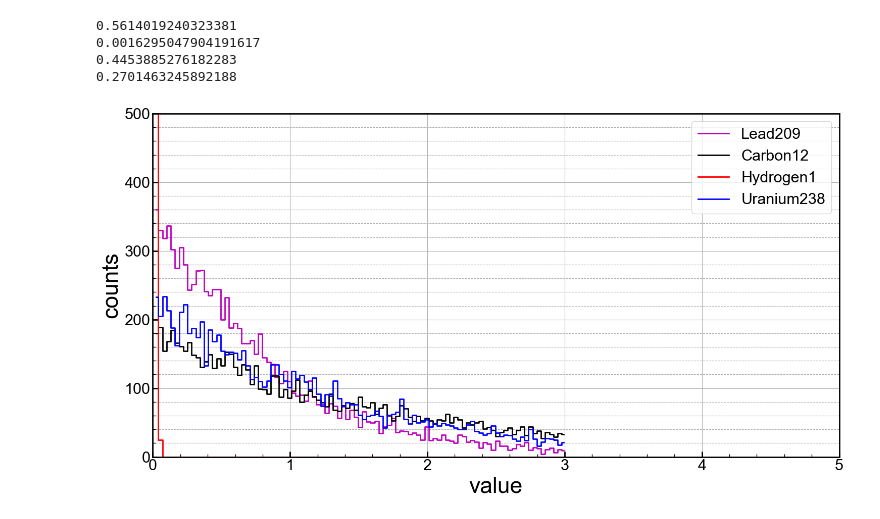
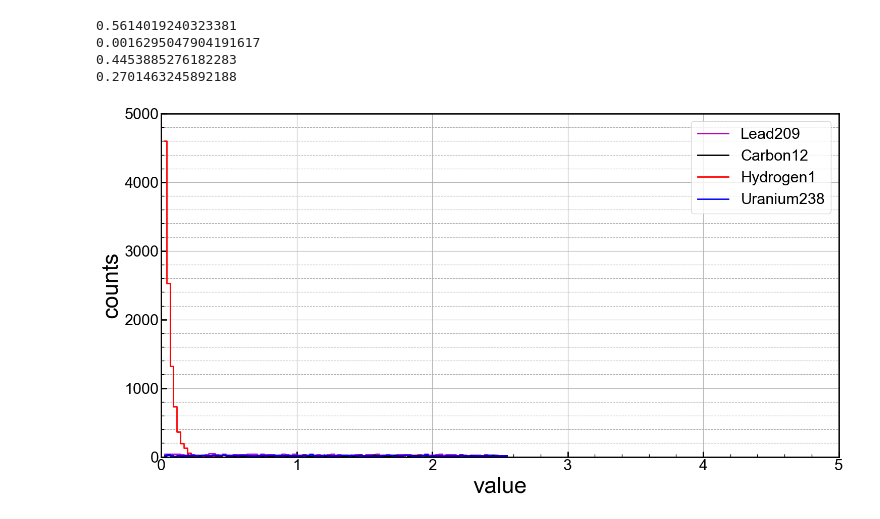
Before and after one commit to villano-lab/n-elec-simulation, a Jupyter notebook: playground/GSCopy2MacroscopicCrossSection.ipynb, the cells around one changed output. Saved outputs shown, nothing was run; the diff lists cells and outputs as text; code cells hidden in the pictures.

```diff
--- a/playground/GSCopy2MacroscopicCrossSection.ipynb
+++ b/playground/GSCopy2MacroscopicCrossSection.ipynb
@@ -137,7 +137,7 @@ au = np.random.exponential(scale=sigmau, size=10000)
 al = np.random.exponential(scale=sigmal, size=10000)
 # %%
 #histograms
-ebinsnew = np.linspace(0,1,100)
+ebinsnew = np.linspace(0,0.1,100)
 xcqnew = (ebinsnew[:-1] + ebins[1:]) / 2
 
 
@@ -160,36 +160,35 @@ ax1.step(xcqnew,nl, where='mid',color='m', linestyle='-', \
 ax1.step(xcqnew,nc, where='mid',color='k', linestyle='-', \
             label='Carbon12', linewidth=2)
 ax1.step(xcqnew,nh, where='mid',color='r', linestyle='-', \
             label='Hydrogen1', linewidth=2)
 ax1.step(xcqnew,nu, where='mid',color='b', linestyle='-', \
             label='Uranium238', linewidth=2)
-#ABOVE IS WHERE I'm TESTING IF CORRECT TO ADD OTHER PLOTS IN ADDITION
 
 ymin = 0
-ymax = 500
+ymax = 5000
 
 
 #ax1.set_yscale('linear')
 ax1.set_yscale('linear')
 ax1.set_xlim(0.0, 5)
 #changed xlim away from 5 to set scale for H-1
 ax1.set_ylim(ymin,ymax)
 ax1.set_xlabel(r'value')
 ax1.set_ylabel('counts')
 ax1.grid(True)
 ax1.yaxis.grid(True,which='minor',linestyle='--')
 ax1.legend(loc=1,prop={'size':22})
 #ax1.legend(bbox_to_anchor=(1.04,1),borderaxespad=0,prop={'size':22})
 
 for axis in ['top','bottom','left','right']:
   ax1.spines[axis].set_linewidth(2)
 
 plt.tight_layout()
 #plt.savefig('paper_figures/hist.eps')
 #plt.savefig('hist.pdf')
 plt.show()
 # %% [output]
-[figure, old version]
+[figure, new version]
 # %%
 #Does this representation indicate incorrect H-1 macroscopic cross section?
 #Count at around 10,000 compared to next highest of around 350
```
Also changed, not shown: parts of 2 cells of this notebook, 1 other file.
